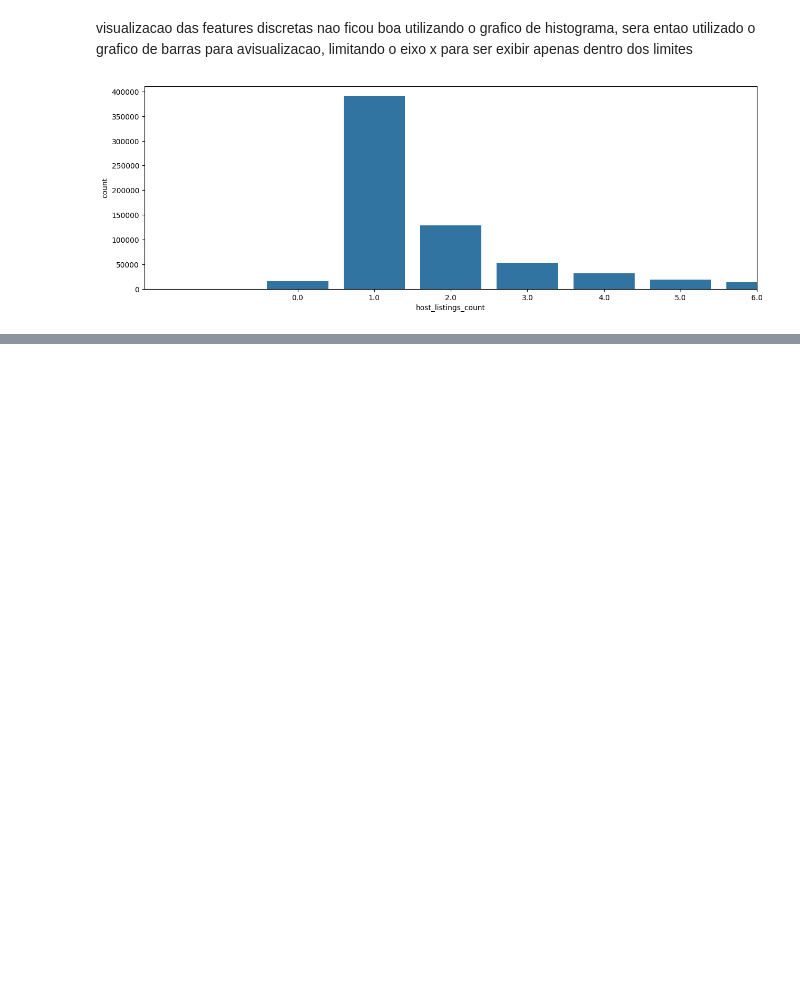
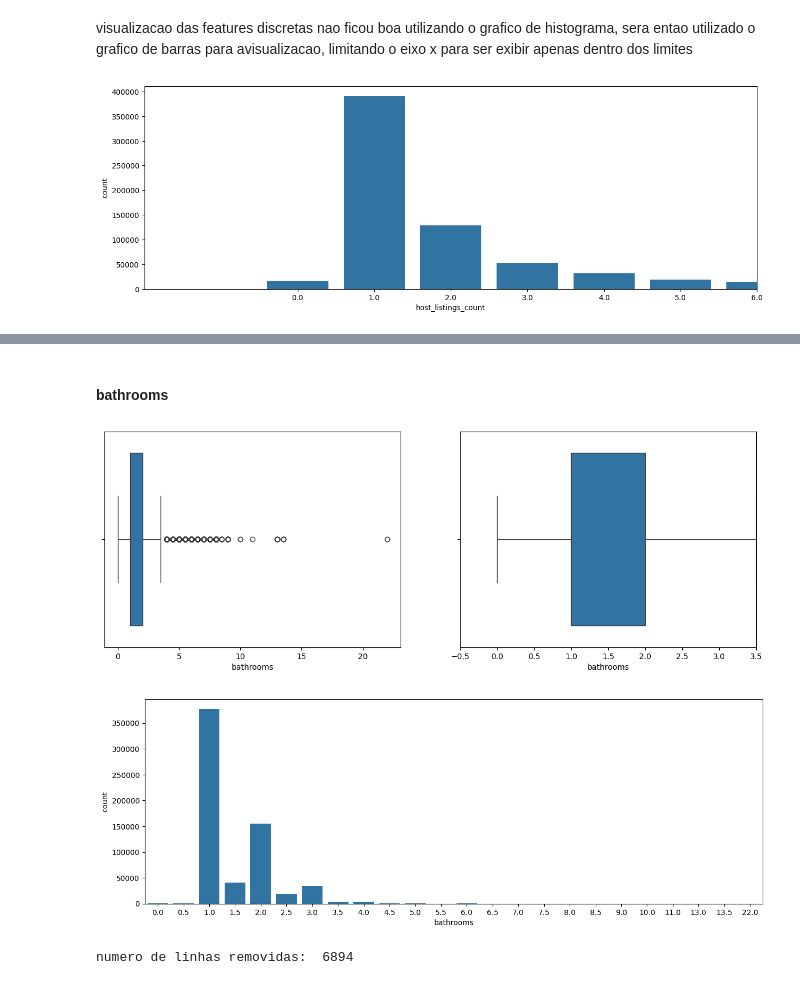
Before and after one commit to ghrisss/Wily, a Jupyter notebook: main.ipynb, the cells around one changed output, grey strips where cells are left out. Drawn from its saved outputs; the diff is of its cells as text; code cells hidden in the pictures; blank space fills up the shorter version.

```diff
--- a/main.ipynb
+++ b/main.ipynb
@@ -305,0 +327,13 @@ barplot_builder(base_airbnb["host_listings_count"])
+# %% [markdown]
+#### bathrooms
+# %%
+boxplot_builder(base_airbnb["bathrooms"])
+barplot_builder(base_airbnb["bathrooms"], show_all=True)
+# %% [output]
+[figure, added]
+[figure, added]
+# %%
+base_airbnb, removed_lines = remove_outliers(base_airbnb, "bathrooms")
+print("numero de linhas removidas: ", removed_lines)
+# %% [output]
+numero de linhas removidas:  6894
```
Also changed, not shown: parts of 6 cells of this notebook.
